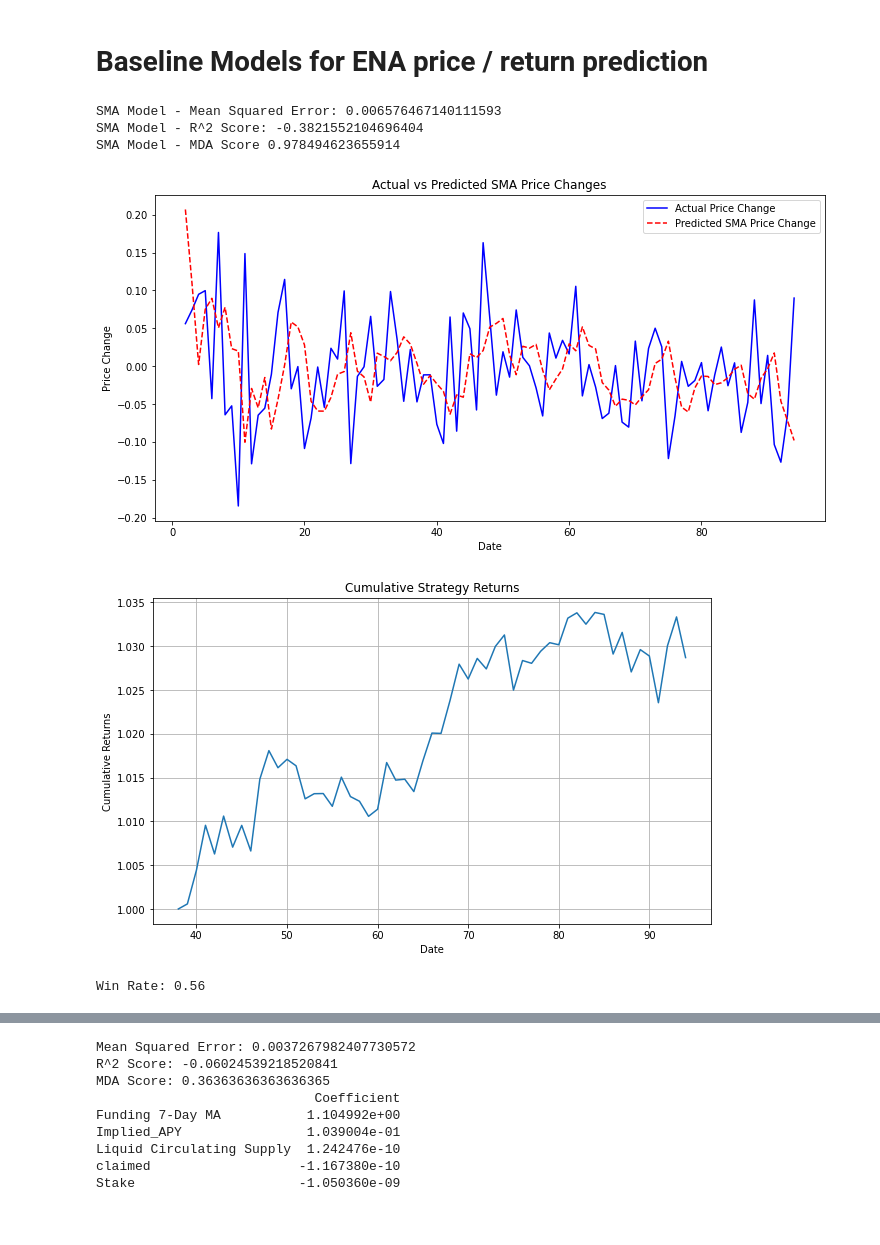
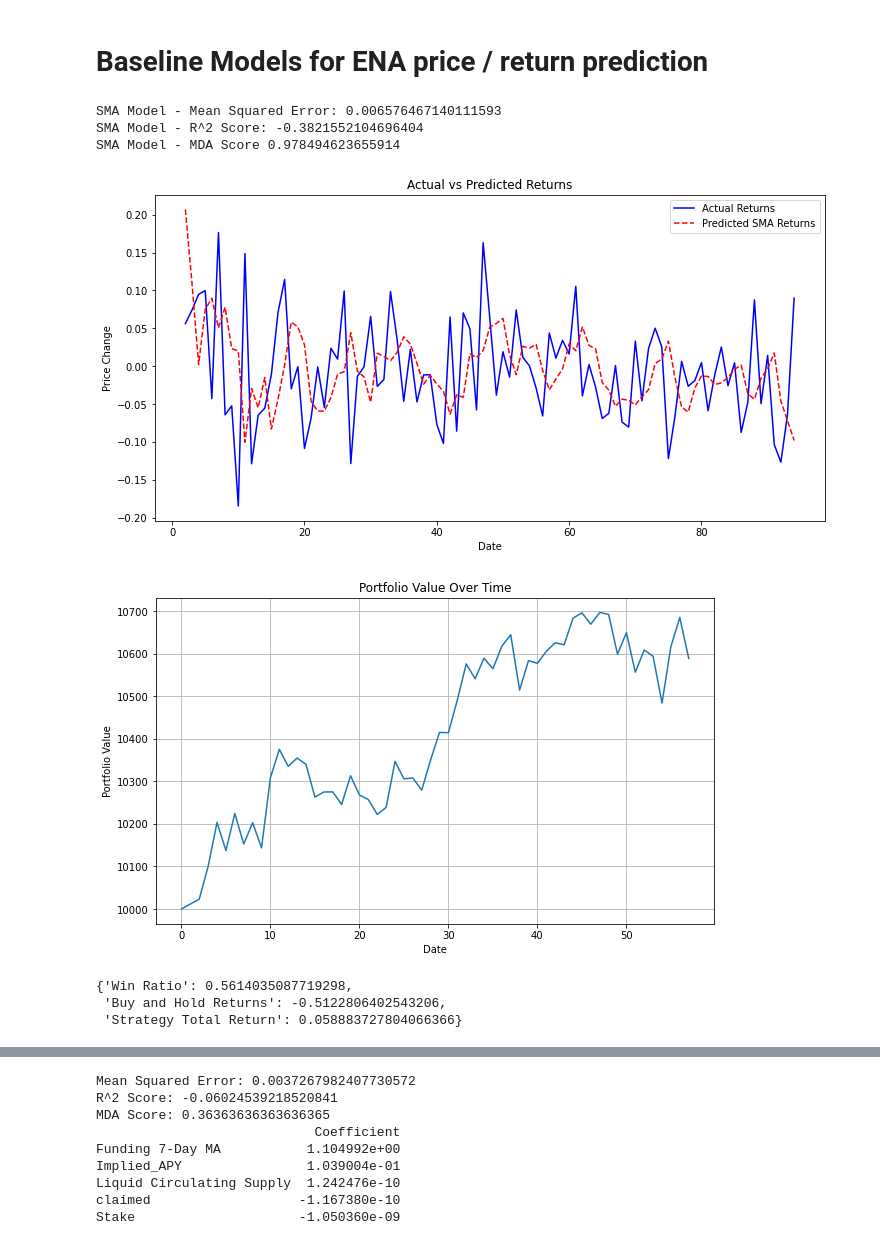
Before and after one commit to setamies/ena_analysis, a Jupyter notebook: ENA_Analysis.ipynb, the cells around one changed output, grey strips where cells are left out. Saved outputs shown, nothing was run; the diff lists cells and outputs as text; code cells hidden in the pictures.

Commit message:
created a backtesting class

```diff
--- a/ena_analysis_backtest_new.ipynb
+++ b/ENA_Analysis.ipynb
@@ -358,0 +250,17 @@ df_daily = df_daily.merge(daily_apy, how='left', left_on='Datetime', right_on='D
+# %%
+
+
+# Define parameters
+symbol = 'ETHUSDT'  # ETH/USDT perpetual contract
+start_date = '2024-04-01'  # Start date (format YYYY-MM-DD)
+end_date = datetime.now().strftime('%Y-%m-%d')  # Today's date
+
+# Fetch and process the data
+funding_data = fetch_futures_funding_rates(symbol, start_date, end_date)
+daily_apy = process_funding_data(funding_data)
+
+# Plot the data
+plot_daily_apy(daily_apy)
+
+# Merge the funding data with df_daily
+df_daily = df_daily.merge(daily_apy, how='left', on='Datetime')
@@ -559,9 +452,9 @@ print("SMA Model - MDA Score", mda_sma)
 import matplotlib.pyplot as plt
 
 plt.figure(figsize=(12, 6))
-plt.plot(actual_price.index, actual_price, label='Actual Price Change', color='blue')
-plt.plot(predicted_price.index, predicted_price, label='Predicted SMA Price Change', linestyle='--', color='red')
-plt.title('Actual vs Predicted SMA Price Changes')
+plt.plot(actual_price.index, actual_price, label='Actual Returns', color='blue')
+plt.plot(predicted_price.index, predicted_price, label='Predicted SMA Returns', linestyle='--', color='red')
+plt.title('Actual vs Predicted Returns')
 plt.xlabel('Date')
 plt.ylabel('Price Change')
 plt.legend()
@@ -570,43 +463,38 @@ plt.show()
 SMA Model - Mean Squared Error: 0.006576467140111593
 SMA Model - R^2 Score: -0.3821552104696404
 SMA Model - MDA Score 0.978494623655914
-[figure, old version]
+[figure, new version]
 # %%
+"""
+# Initialize portfolio value series
+"""
+
 # Assuming df_sma already exists and has been cleaned
 df_sma = df_daily.copy().dropna()
 df_sma = df_sma[['ENA_Returns', 'Target_ENA_Returns', 'SMA_Returns']]
 df_sma['Signal'] = np.where(df_sma['SMA_Returns'] > 0, 1, -1)
 
 # Initial portfolio value and risk per trade
 initial_portfolio_value = 10000
-risk = 0.05
+risk = 0.1
+signals = np.array(np.sign(df_sma['Signal']))
+target_r = np.array(df_sma['Target_ENA_Returns'])
 
-# Initialize portfolio value series
-df_sma['Portfolio_Value'] = np.nan
-df_sma.at[df_sma.index[0], 'Portfolio_Value'] = initial_portfolio_value
+sma_backtest = Backtest(signal= signals, start_val = initial_portfolio_value, risk_per_trade= risk, target_returns =target_r)
+sma_cumprof, sma_total_value = sma_backtest.run_backtest()
 
-# Calculate the portfolio value over time
-for i in range(1, len(df_sma)):
-    previous_value = df_sma.at[df_sma.index[i-1], 'Portfolio_Value']
-    position_size = previous_value * risk
-    trade_return = position_size * df_sma.at[df_sma.index[i], 'Target_ENA_Returns'] * df_sma.at[df_sma.index[i], 'Signal']
-    df_sma.at[df_sma.index[i], 'Portfolio_Value'] = previous_value + trade_return
-
-# Calculate cumulative strategy returns
-df_sma['Cumulative_Strategy_Returns'] = df_sma['Portfolio_Value'] / initial_portfolio_value
-
-# Plot cumulative strategy returns
+# Plot sma_total_value
 plt.figure(figsize=(10, 6))
-df_sma['Cumulative_Strategy_Returns'].plot()
-plt.title('Cumulative Strategy Returns')
+plt.plot(sma_total_value)
+plt.title('Portfolio Value Over Time')
 plt.xlabel('Date')
-plt.ylabel('Cumulative Returns')
+plt.ylabel('Portfolio Value')
 plt.grid(True)
 plt.show()
 
-# Print out win rate
-win_rate = (df_sma['Signal'] == np.sign(df_sma['Target_ENA_Returns'])).mean()
-print(f"Win Rate: {win_rate:.2f}")
+sma_backtest.get_performance_statistics()
 # %% [output]
-[figure, old version]
+[figure, new version]
-Win Rate: 0.56
+{'Win Ratio': 0.5614035087719298,
+ 'Buy and Hold Returns': -0.5122806402543206,
+ 'Strategy Total Return': 0.058883727804066366}
```
Also changed, not shown: parts of 22 cells of this notebook, 11 other files.
